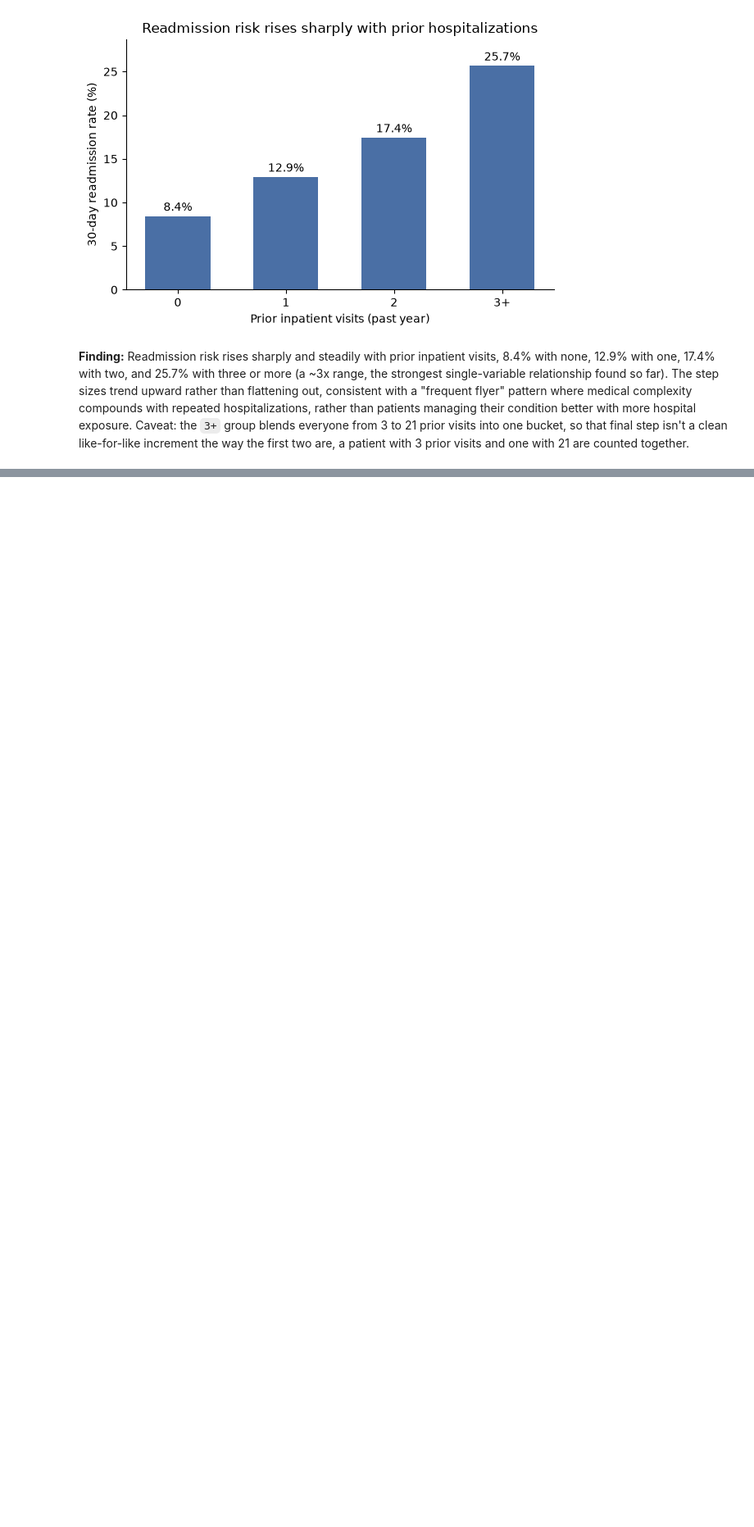
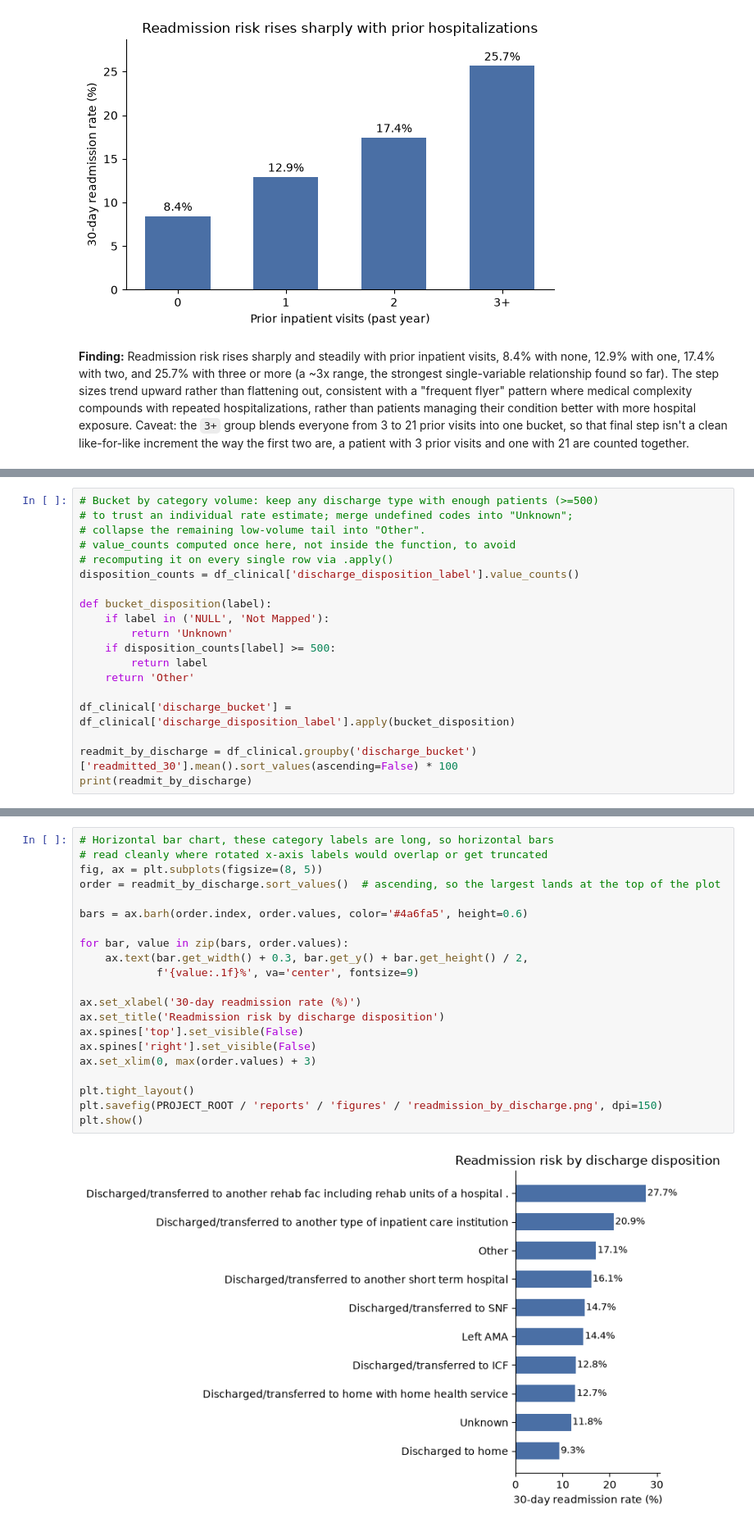
Before and after one commit to vitalemassimo/diabetic-readmission-prediction, a Jupyter notebook: notebooks/01_eda.ipynb, the cells around one changed output, grey strips where cells are left out. Shown at 82% size. Saved outputs shown, nothing was run; the diff lists cells and outputs as text; blank space fills up the shorter version.

Commit message:
Add discharge disposition analysis with clinical exclusion of expired/hospice encounters

```diff
--- a/notebooks/01_eda.ipynb
+++ b/notebooks/01_eda.ipynb
@@ -287,0 +448,19 @@ with 21 are counted together.
+# %%
+# Bucket by category volume: keep any discharge type with enough patients (>=500)
+# to trust an individual rate estimate; merge undefined codes into "Unknown";
+# collapse the remaining low-volume tail into "Other".
+# value_counts computed once here, not inside the function, to avoid
+# recomputing it on every single row via .apply()
+disposition_counts = df_clinical['discharge_disposition_label'].value_counts()
+
+def bucket_disposition(label):
+    if label in ('NULL', 'Not Mapped'):
+        return 'Unknown'
+    if disposition_counts[label] >= 500:
+        return label
+    return 'Other'
+
+df_clinical['discharge_bucket'] = df_clinical['discharge_disposition_label'].apply(bucket_disposition)
+
+readmit_by_discharge = df_clinical.groupby('discharge_bucket')['readmitted_30'].mean().sort_values(ascending=False) * 100
+print(readmit_by_discharge)
@@ -287,0 +480,23 @@ with 21 are counted together.
+# %%
+# Horizontal bar chart, these category labels are long, so horizontal bars
+# read cleanly where rotated x-axis labels would overlap or get truncated
+fig, ax = plt.subplots(figsize=(8, 5))
+order = readmit_by_discharge.sort_values()  # ascending, so the largest lands at the top of the plot
+
+bars = ax.barh(order.index, order.values, color='#4a6fa5', height=0.6)
+
+for bar, value in zip(bars, order.values):
+    ax.text(bar.get_width() + 0.3, bar.get_y() + bar.get_height() / 2,
+            f'{value:.1f}%', va='center', fontsize=9)
+
+ax.set_xlabel('30-day readmission rate (%)')
+ax.set_title('Readmission risk by discharge disposition')
+ax.spines['top'].set_visible(False)
+ax.spines['right'].set_visible(False)
+ax.set_xlim(0, max(order.values) + 3)
+
+plt.tight_layout()
+plt.savefig(PROJECT_ROOT / 'reports' / 'figures' / 'readmission_by_discharge.png', dpi=150)
+plt.show()
+# %% [output]
+[figure, added]
```
Also changed, not shown: parts of 10 cells of this notebook, 1 other file.
